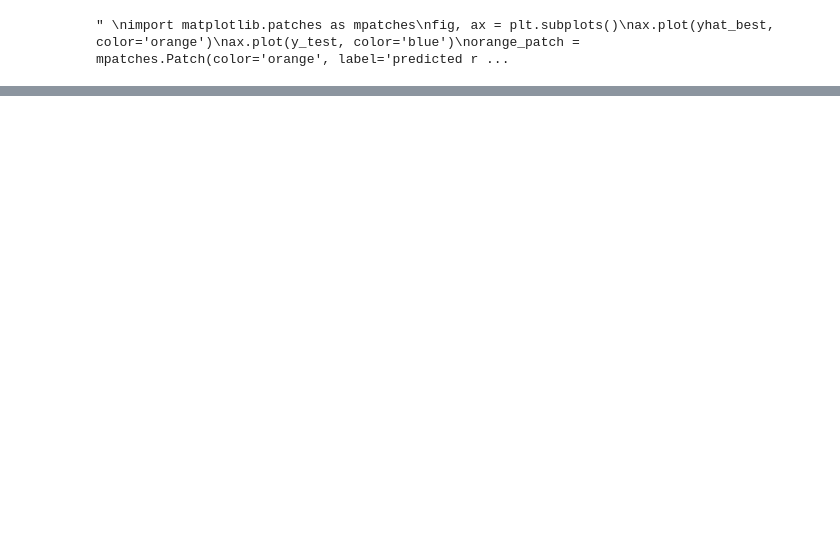
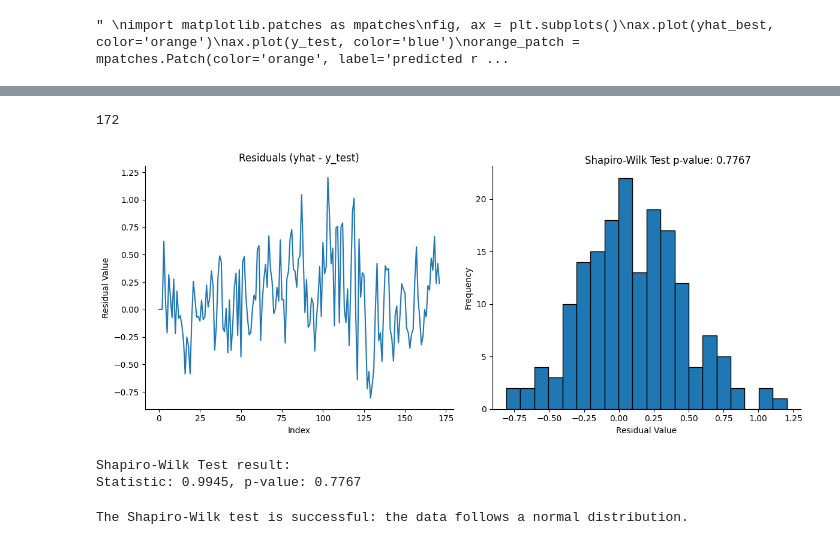
Before and after one commit to nitram1805/Digitization_of_electronic_assets, a Jupyter notebook: Group_1_final_proj.ipynb, the cells around one changed output, grey strips where cells are left out. Saved outputs shown, nothing was run; the diff lists cells and outputs as text; code cells hidden in the pictures; blank space fills up the shorter version.

```diff
--- a/Group_1_final_proj.ipynb
+++ b/Group_1_final_proj.ipynb
@@ -450,3 +461,50 @@ plt.show()
+# %%
+from scipy.stats import shapiro
+
+
+residuals = yhat - y_test_1
+#print(yhat)
+#print(y_test_compare_4)
+#print(yhat.squeeze())
+
+
+# Create a figure and a set of subplots
+fig, axs = plt.subplots(1, 2, figsize=(12, 5))
+
+# First subplot: Plot of residuals
+axs[0].plot(residuals)
+axs[0].set_title('Residuals (yhat - y_test)')
+axs[0].set_xlabel('Index')
+axs[0].set_ylabel('Residual Value')
+
+# Second subplot: Histogram of residuals
+axs[1].hist(residuals, bins=20, edgecolor='black')
+axs[1].set_xlabel('Residual Value')
+axs[1].set_ylabel('Frequency')
+print(residuals.size)
+# Perform Shapiro-Wilk Test for normality
+stat, p = shapiro(residuals)
+axs[1].annotate(f'Shapiro-Wilk Test p-value: {p:.4f}', xy=(0.3, 1.01), xycoords='axes fraction', fontsize=12)
+
+plt.tight_layout()
+plt.show()
+
+# Print Shapiro-Wilk Test result
+print("Shapiro-Wilk Test result:")
+print(f"Statistic: {stat:.4f}, p-value: {p:.4f}")
+# %% [output]
+172
+[figure, added]
+Shapiro-Wilk Test result:
+Statistic: 0.9945, p-value: 0.7767
+# %%
+alpha = 0.05  # significance level
+if p > alpha:
+    print("The Shapiro-Wilk test is successful: the data follows a normal distribution.")
+else:
+    print("The Shapiro-Wilk test is unsuccessful: the data does not follow a normal distribution.")
+# %% [output]
+The Shapiro-Wilk test is successful: the data follows a normal distribution.
 # %%
 import sklearn.model_selection as modsel
 from sklearn import preprocessing
```
Also changed, not shown: parts of 21 cells of this notebook, 2 other files.
